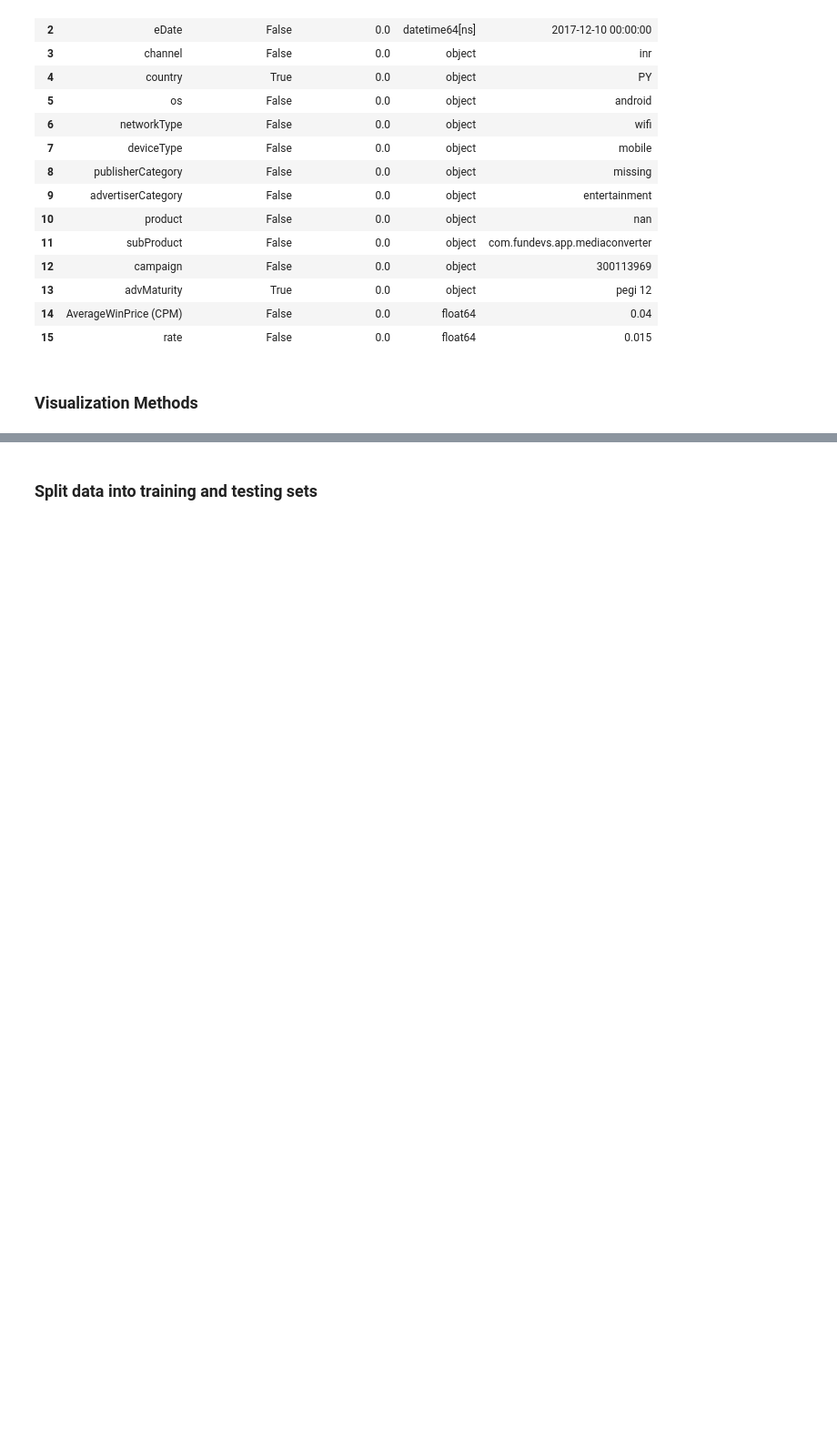
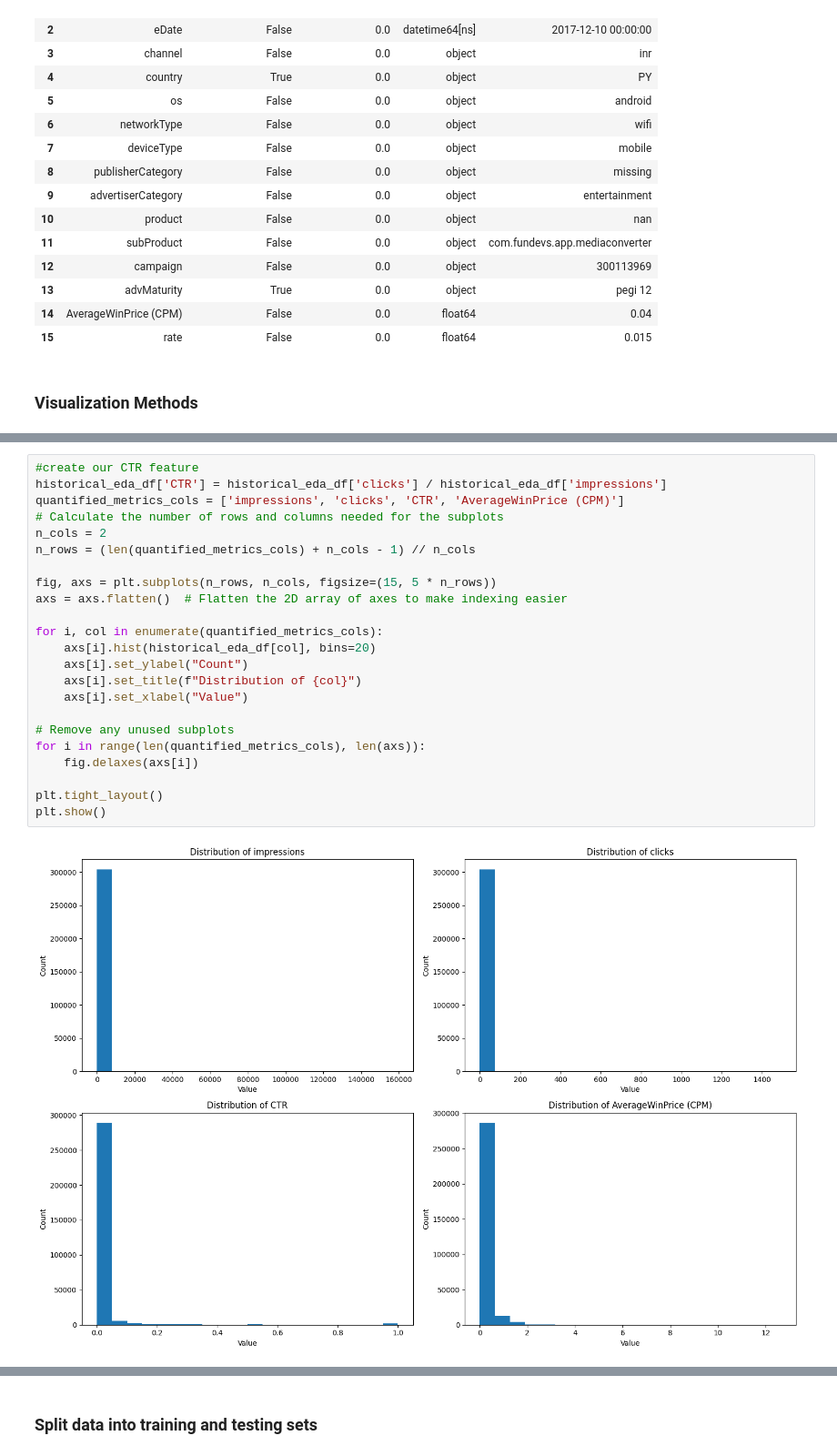
Before and after one commit to ROCstudios/ad-bidding-challenge, a Jupyter notebook: bid_strategy.ipynb, the cells around one changed output, grey strips where cells are left out. Shown at 91% size. Saved outputs shown, nothing was run; the diff lists cells and outputs as text; blank space fills up the shorter version.

```diff
--- a/bid_strategy.ipynb
+++ b/bid_strategy.ipynb
@@ -248,0 +272,25 @@ Summary of the features we're keeping and their distribution.  Here are our spli
+# %%
+#create our CTR feature
+historical_eda_df['CTR'] = historical_eda_df['clicks'] / historical_eda_df['impressions']
+quantified_metrics_cols = ['impressions', 'clicks', 'CTR', 'AverageWinPrice (CPM)']
+# Calculate the number of rows and columns needed for the subplots
+n_cols = 2
+n_rows = (len(quantified_metrics_cols) + n_cols - 1) // n_cols
+
+fig, axs = plt.subplots(n_rows, n_cols, figsize=(15, 5 * n_rows))
+axs = axs.flatten()  # Flatten the 2D array of axes to make indexing easier
+
+for i, col in enumerate(quantified_metrics_cols):
+    axs[i].hist(historical_eda_df[col], bins=20)
+    axs[i].set_ylabel("Count")
+    axs[i].set_title(f"Distribution of {col}")
+    axs[i].set_xlabel("Value")
+
+# Remove any unused subplots
+for i in range(len(quantified_metrics_cols), len(axs)):
+    fig.delaxes(axs[i])
+
+plt.tight_layout()
+plt.show()
+# %% [output]
+[figure, added]
```
Also changed, not shown: parts of 15 cells of this notebook, 2 other files.
